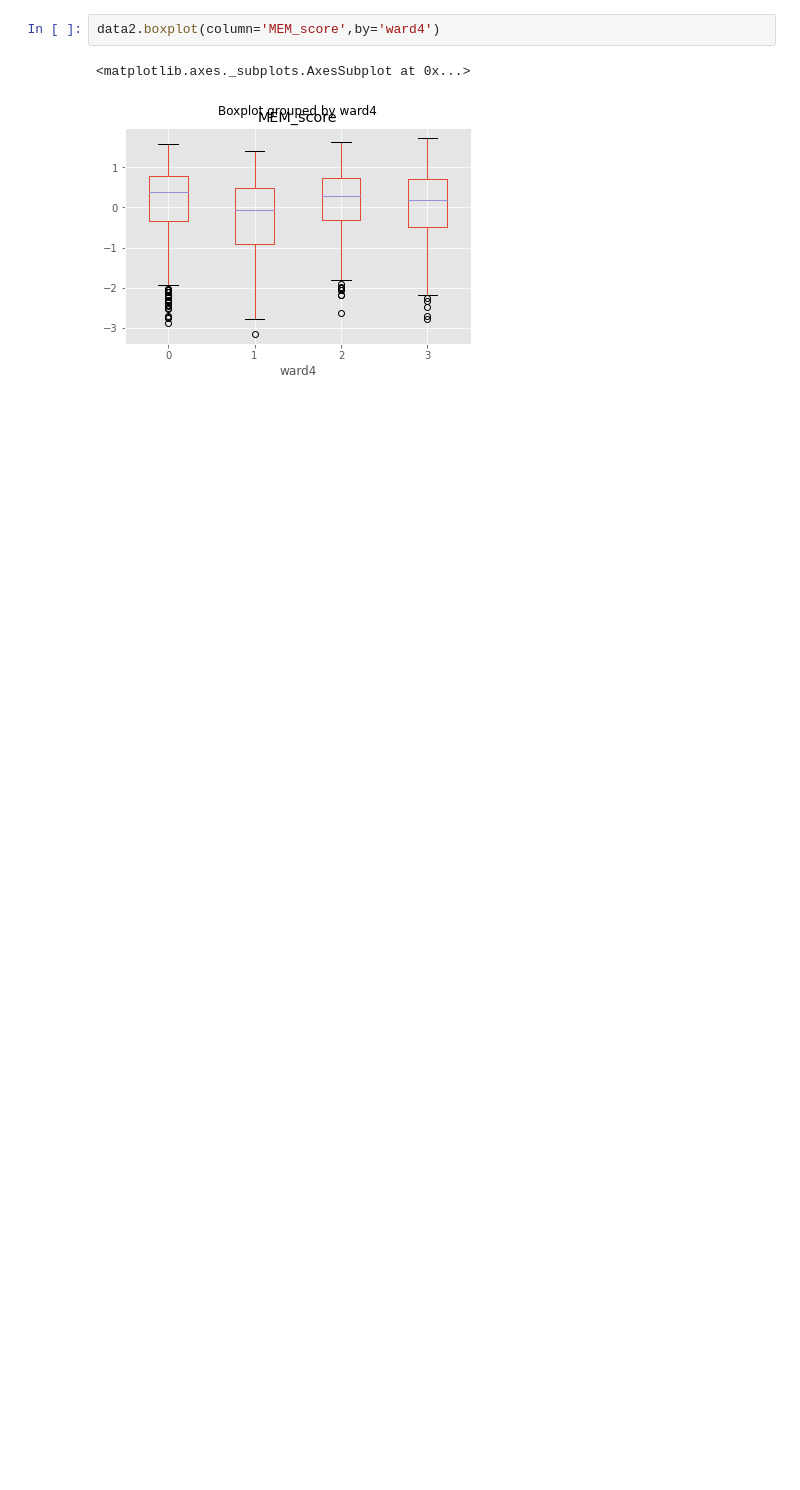
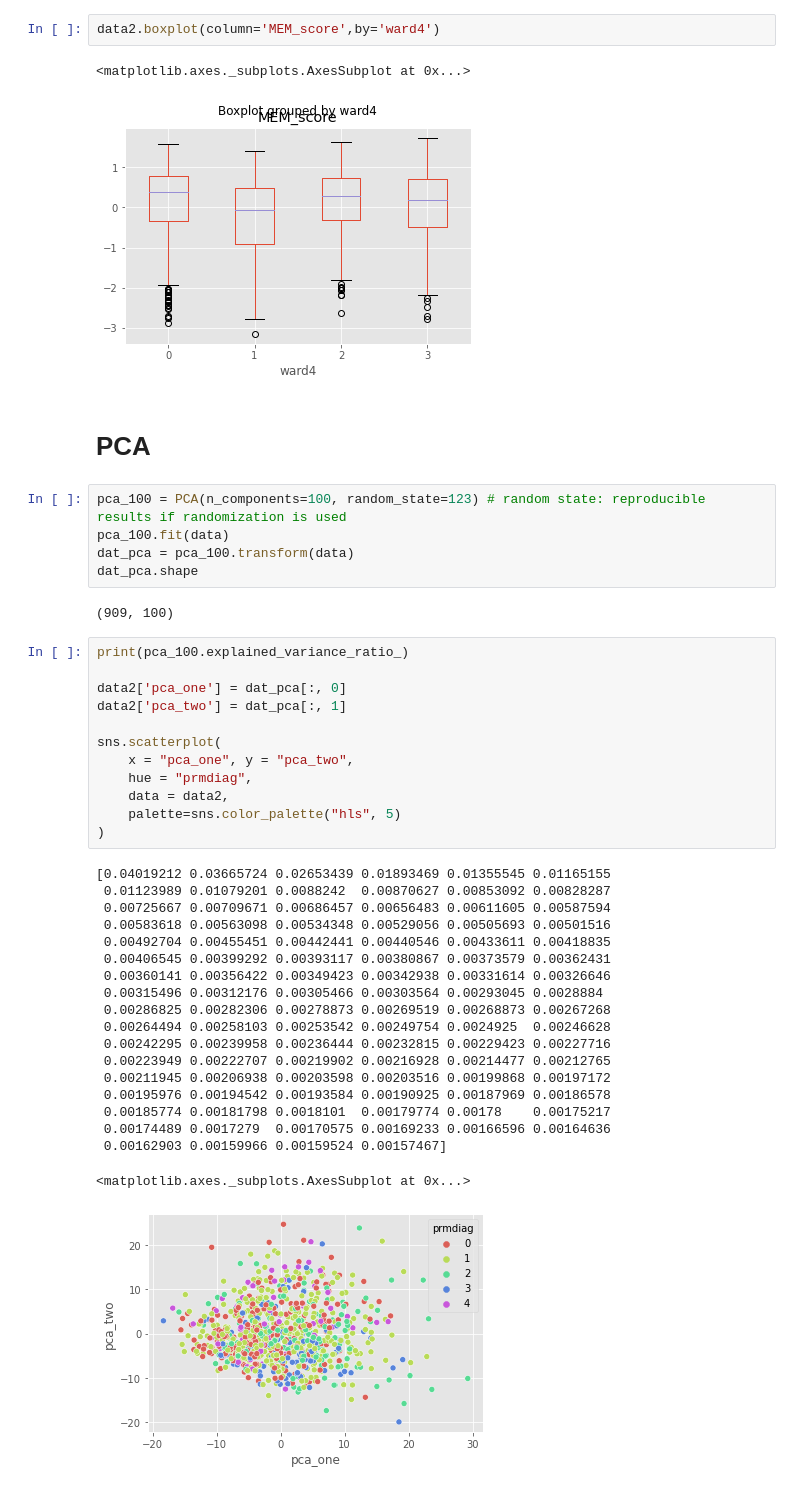
Before and after one commit to JanaGauss/Connectome, a Jupyter notebook: notebooks/clustering.ipynb, the cells around one changed output. Saved outputs shown, nothing was run; the diff lists cells and outputs as text; blank space fills up the shorter version.

```diff
--- a/notebooks/clustering.ipynb
+++ b/notebooks/clustering.ipynb
@@ -295,3 +298,44 @@ data2.boxplot(column='MEM_score',by='ward4')
 # %% [output]
 <matplotlib.axes._subplots.AxesSubplot at 0x...>
 [figure]
+# %% [markdown]
+# PCA
+# %%
+pca_100 = PCA(n_components=100, random_state=123) # random state: reproducible results if randomization is used
+pca_100.fit(data)
+dat_pca = pca_100.transform(data)
+dat_pca.shape
+# %% [output]
+(909, 100)
+# %%
+print(pca_100.explained_variance_ratio_)
+
+data2['pca_one'] = dat_pca[:, 0]
+data2['pca_two'] = dat_pca[:, 1]
+
+sns.scatterplot(
+    x = "pca_one", y = "pca_two",
+    hue = "prmdiag",
+    data = data2,
+    palette=sns.color_palette("hls", 5)
+)
+# %% [output]
+[0.04019212 0.03665724 0.02653439 0.01893469 0.01355545 0.01165155
+ 0.01123989 0.01079201 0.0088242  0.00870627 0.00853092 0.00828287
+ 0.00725667 0.00709671 0.00686457 0.00656483 0.00611605 0.00587594
+ 0.00583618 0.00563098 0.00534348 0.00529056 0.00505693 0.00501516
+ 0.00492704 0.00455451 0.00442441 0.00440546 0.00433611 0.00418835
+ 0.00406545 0.00399292 0.00393117 0.00380867 0.00373579 0.00362431
+ 0.00360141 0.00356422 0.00349423 0.00342938 0.00331614 0.00326646
+ 0.00315496 0.00312176 0.00305466 0.00303564 0.00293045 0.0028884
+ 0.00286825 0.00282306 0.00278873 0.00269519 0.00268873 0.00267268
+ 0.00264494 0.00258103 0.00253542 0.00249754 0.0024925  0.00246628
+ 0.00242295 0.00239958 0.00236444 0.00232815 0.00229423 0.00227716
+ 0.00223949 0.00222707 0.00219902 0.00216928 0.00214477 0.00212765
+ 0.00211945 0.00206938 0.00203598 0.00203516 0.00199868 0.00197172
+ 0.00195976 0.00194542 0.00193584 0.00190925 0.00187969 0.00186578
+ 0.00185774 0.00181798 0.0018101  0.00179774 0.00178    0.00175217
+ 0.00174489 0.0017279  0.00170575 0.00169233 0.00166596 0.00164636
+ 0.00162903 0.00159966 0.00159524 0.00157467]
+<matplotlib.axes._subplots.AxesSubplot at 0x...>
+[figure, added]
```
Also changed, not shown: parts of 14 cells of this notebook, 1 other file.
